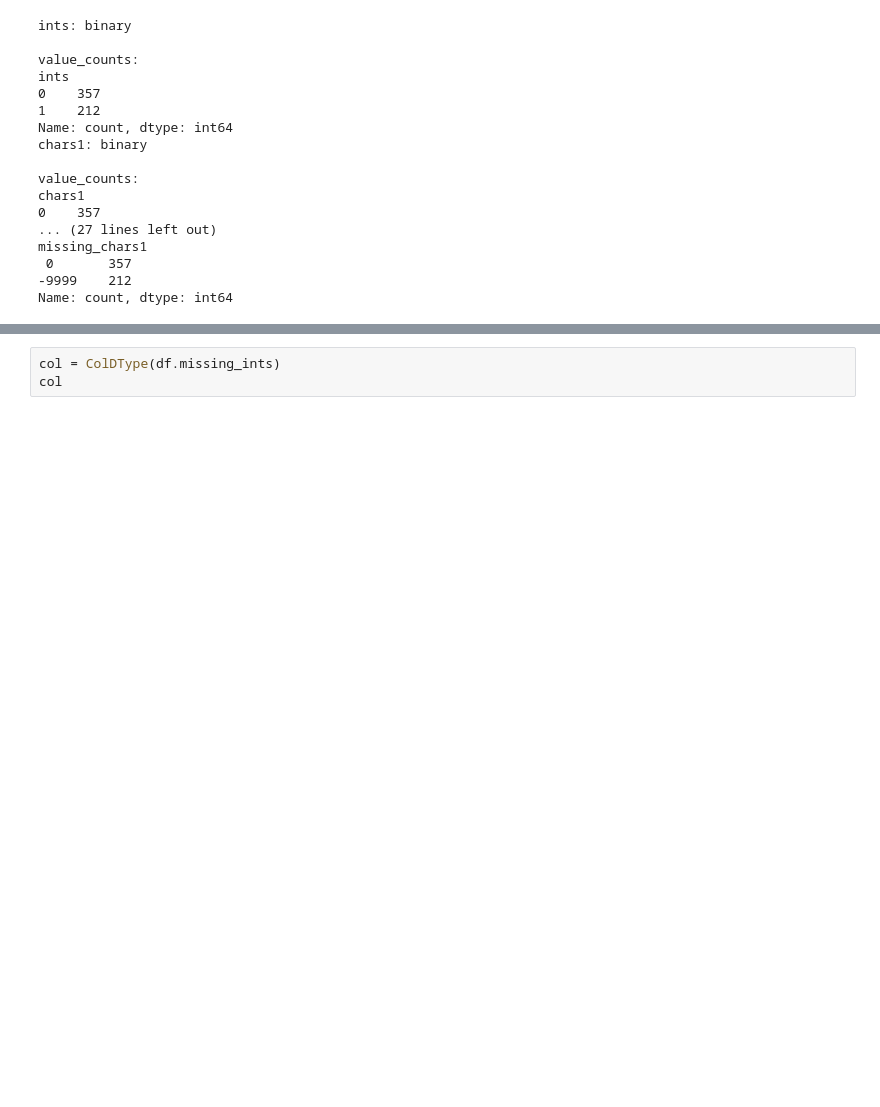
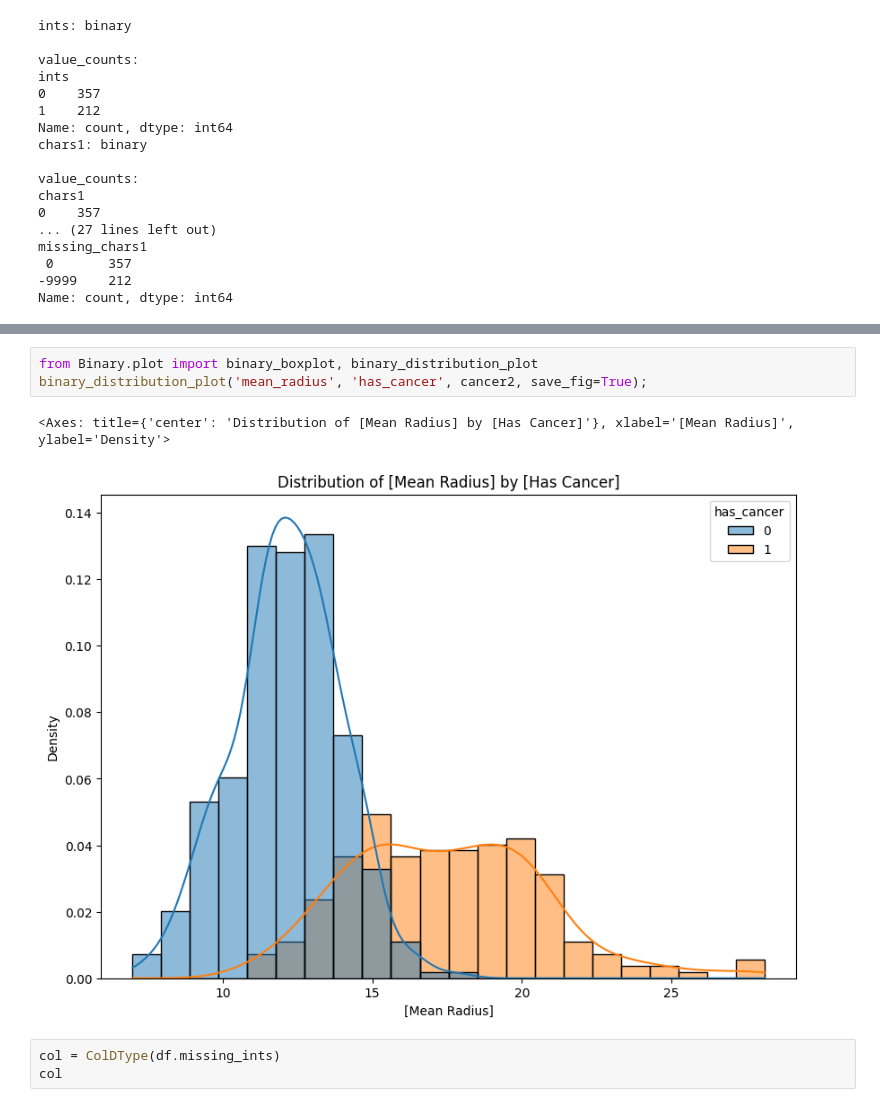
Before and after one commit to aaweaver-actuary/sb-eda, a Jupyter notebook: sbEDA/sbDtypes.ipynb, the cells around one changed output, grey strips where cells are left out. Cells and saved outputs as stored; diff of their text form; blank space fills up the shorter version.

```diff
--- a/sbEDA/sbDtypes.ipynb
+++ b/sbEDA/sbDtypes.ipynb
@@ -218,3 +247,9 @@ Name: count, dtype: int64
+# %%
+from Binary.plot import binary_boxplot, binary_distribution_plot
+binary_distribution_plot('mean_radius', 'has_cancer', cancer2, save_fig=True);
+# %% [output]
+<Axes: title={'center': 'Distribution of [Mean Radius] by [Has Cancer]'}, xlabel='[Mean Radius]', ylabel='Density'>
+[figure, added]
 # %%
 col = ColDType(df.missing_ints)
 col
```
Also changed, not shown: parts of 15 cells of this notebook, 6 other files.
